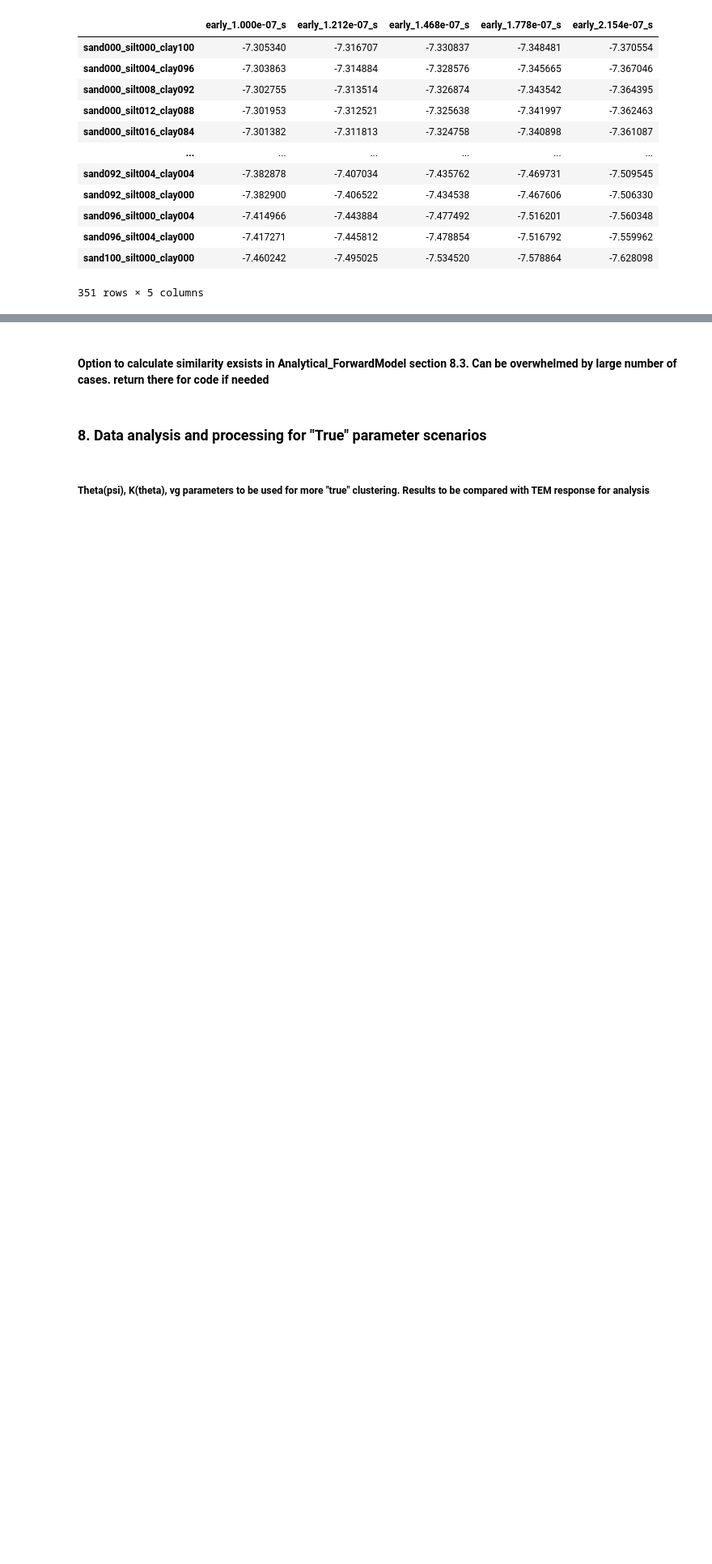
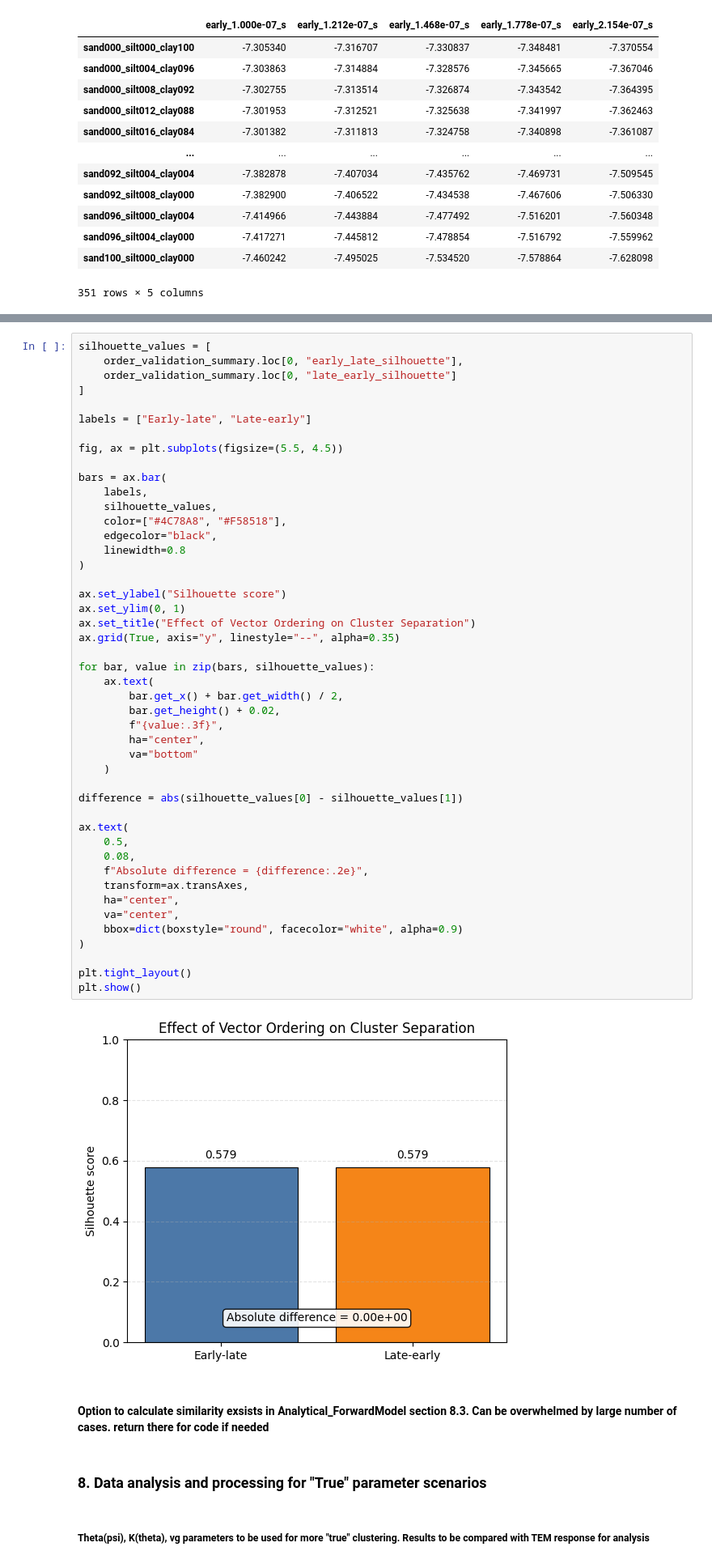
Before and after one commit to natalieyurek-cloud/TDEM_Thesis_Yurek, a Jupyter notebook: Core_Modeling_Setup.ipynb, the cells around one changed output, grey strips where cells are left out. Shown at 81% size. Drawn from its saved outputs; the diff is of its cells as text; blank space fills up the shorter version.

```diff
--- a/Core_Modeling_Setup.ipynb
+++ b/Core_Modeling_Setup.ipynb
@@ -861,3 +999,51 @@ clustering_features = clustering_features_EL  ## OR  clustering_features_LE
+# %%
+silhouette_values = [
+    order_validation_summary.loc[0, "early_late_silhouette"],
+    order_validation_summary.loc[0, "late_early_silhouette"]
+]
+
+labels = ["Early-late", "Late-early"]
+
+fig, ax = plt.subplots(figsize=(5.5, 4.5))
+
+bars = ax.bar(
+    labels,
+    silhouette_values,
+    color=["#4C78A8", "#F58518"],
+    edgecolor="black",
+    linewidth=0.8
+)
+
+ax.set_ylabel("Silhouette score")
+ax.set_ylim(0, 1)
+ax.set_title("Effect of Vector Ordering on Cluster Separation")
+ax.grid(True, axis="y", linestyle="--", alpha=0.35)
+
+for bar, value in zip(bars, silhouette_values):
+    ax.text(
+        bar.get_x() + bar.get_width() / 2,
+        bar.get_height() + 0.02,
+        f"{value:.3f}",
+        ha="center",
+        va="bottom"
+    )
+
+difference = abs(silhouette_values[0] - silhouette_values[1])
+
+ax.text(
+    0.5,
+    0.08,
+    f"Absolute difference = {difference:.2e}",
+    transform=ax.transAxes,
+    ha="center",
+    va="center",
+    bbox=dict(boxstyle="round", facecolor="white", alpha=0.9)
+)
+
+plt.tight_layout()
+plt.show()
+# %% [output]
+[figure, added]
 # %% [markdown]
 #### Option to calculate similarity exsists in Analytical_ForwardModel section 8.3. Can be overwhelmed by large number of cases. return there for code if needed
 # %% [markdown]
```
Also changed, not shown: parts of 5 cells of this notebook.
